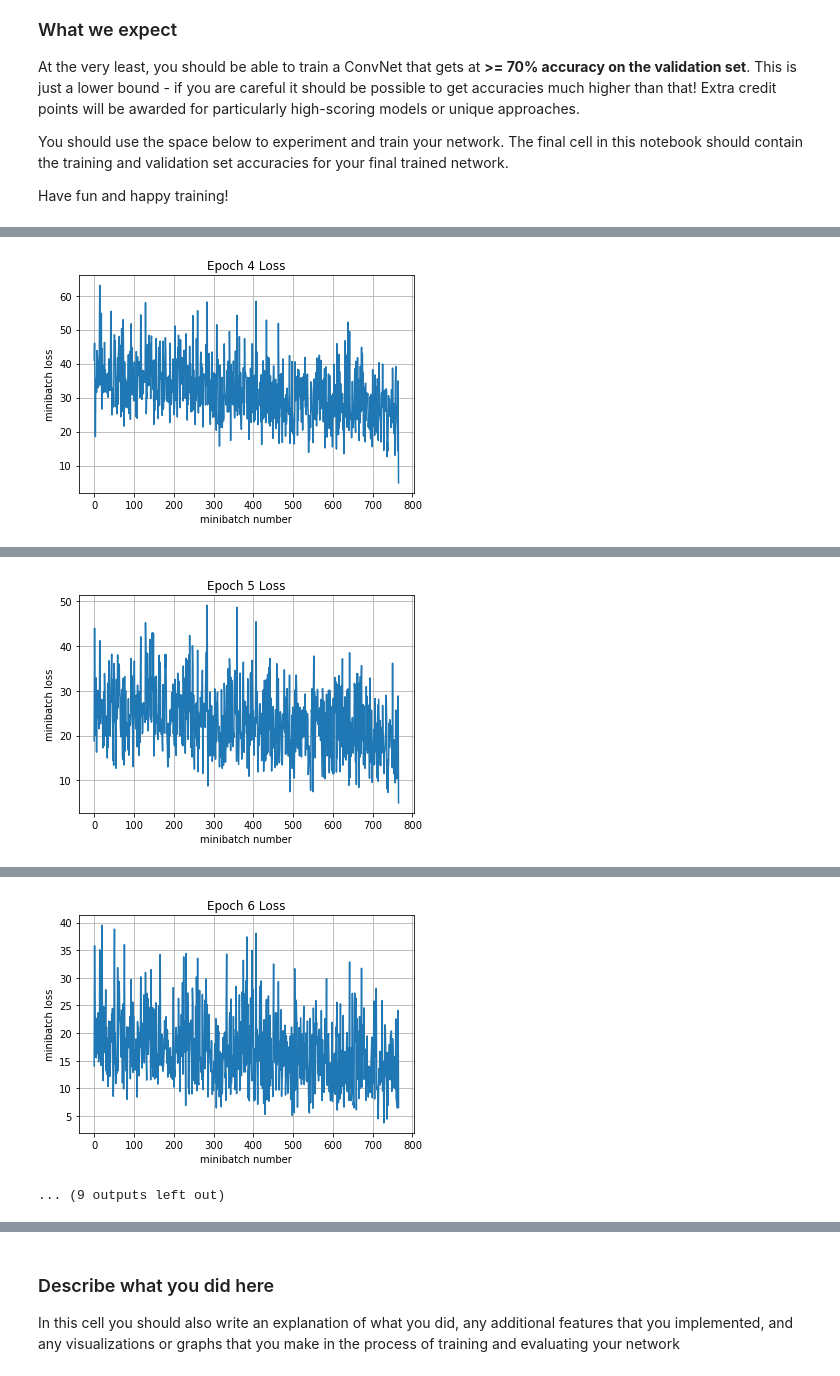
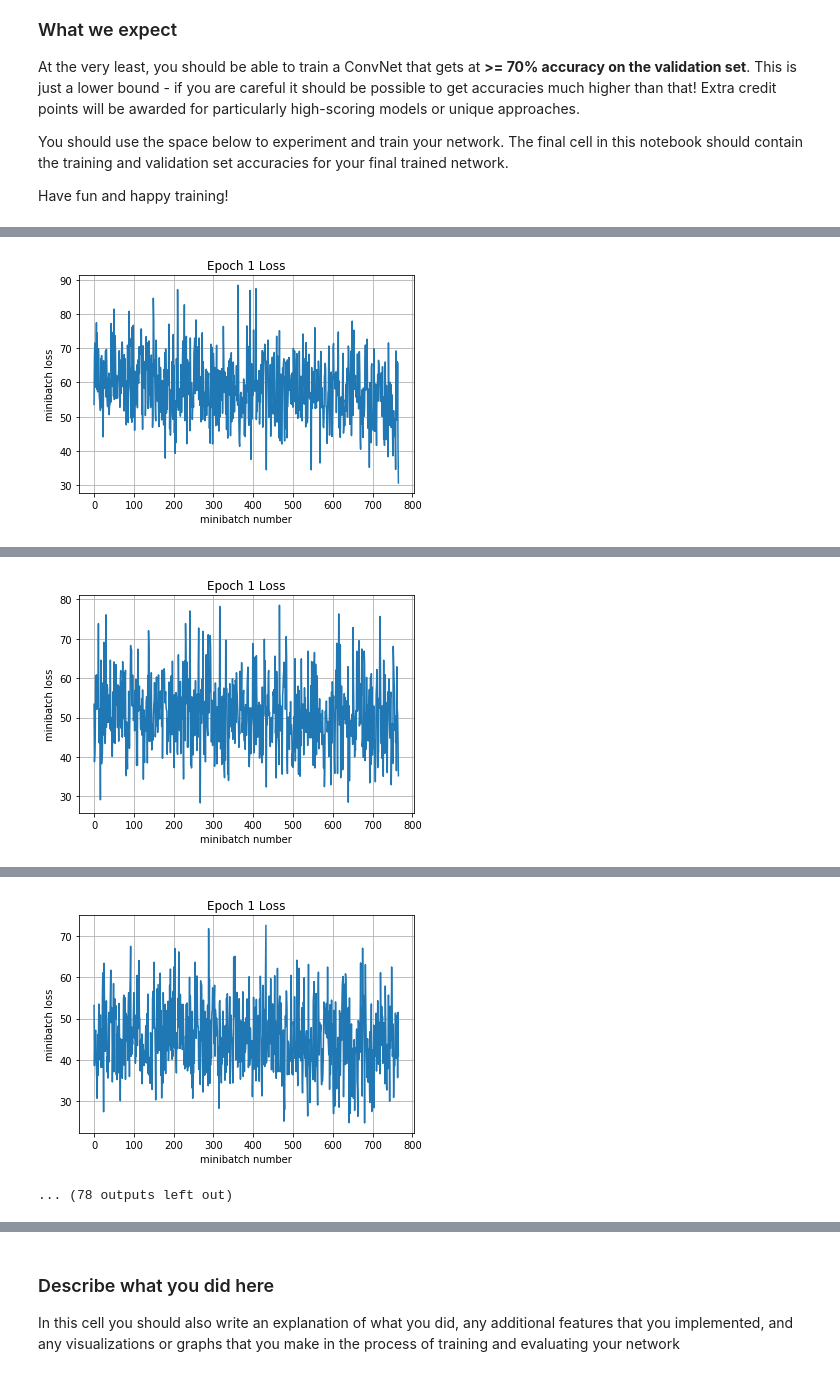
Before and after one commit to Anjw14/CS231n, a Jupyter notebook: assignment2/TensorFlow.ipynb, the cells around one changed output, grey strips where cells are left out. Cells and saved outputs as stored; diff of their text form; code cells hidden in the pictures.

```diff
--- a/assignment2/TensorFlow.ipynb
+++ b/assignment2/TensorFlow.ipynb
@@ -357,7 +369,9 @@ First, set up an **RMSprop optimizer** (using a 1e-3 learning rate) and a **cros
 # This should be ~3 lines of code!
 mean_loss = None
 optimizer = None
-pass
+total_loss = tf.nn.softmax_cross_entropy_with_logits(labels=tf.one_hot(y,10),logits=y_out)
+mean_loss = tf.reduce_mean(total_loss)
+optimizer=tf.train.RMSPropOptimizer(1e-3)
 # %%
 # batch normalization in tensorflow requires this extra dependency
 extra_update_ops = tf.get_collection(tf.GraphKeys.UPDATE_OPS)
@@ -516,12 +539,13 @@ pass
 # This default code creates a session
 # and trains your model for 10 epochs
 # then prints the validation set accuracy
-with tf.Session() as sess:
-    with tf.device("/cpu:0"): #"/cpu:0" or "/gpu:0"
-        sess.run(tf.global_variables_initializer())
-        print('Training')
-        run_model(sess,y_out,mean_loss,X_train,y_train,10,64,100,train_step,True)
-        print('Validation')
-        run_model(sess,y_out,mean_loss,X_val,y_val,1,64)
-        %timeit sess.run(y_out,feed_dict={X:x,is_training:True})
+sess = tf.Session()
+sess.run(tf.global_variables_initializer())
+for i in range(0,101):
+    print('Training epoch%d '%(i+1))
+    run_model(sess,y_out,mean_loss,X_train,y_train,1,64,500,train_step,True)
+    print('Validation')
+    run_model(sess,y_out,mean_loss,X_val,y_val,1,64)
+    print()
+    print()
 # %% [output]
@@ -567 +583 @@ Epoch 4, Overall loss = 0.498 and accuracy of 0.833
-[figure, old version]
+[figure, new version]
@@ -577 +592 @@ Epoch 5, Overall loss = 0.361 and accuracy of 0.88
-[figure, old version]
+[figure, new version]
@@ -586,5 +601,5 @@ Epoch 6, Overall loss = 0.261 and accuracy of 0.914
-[figure, old version]
+[figure, new version]
-... (9 outputs left out)
+... (78 outputs left out)
 # %%
 # Feel free to play with this cell
 # This default code creates a session
```
Also changed, not shown: parts of 12 cells of this notebook.
